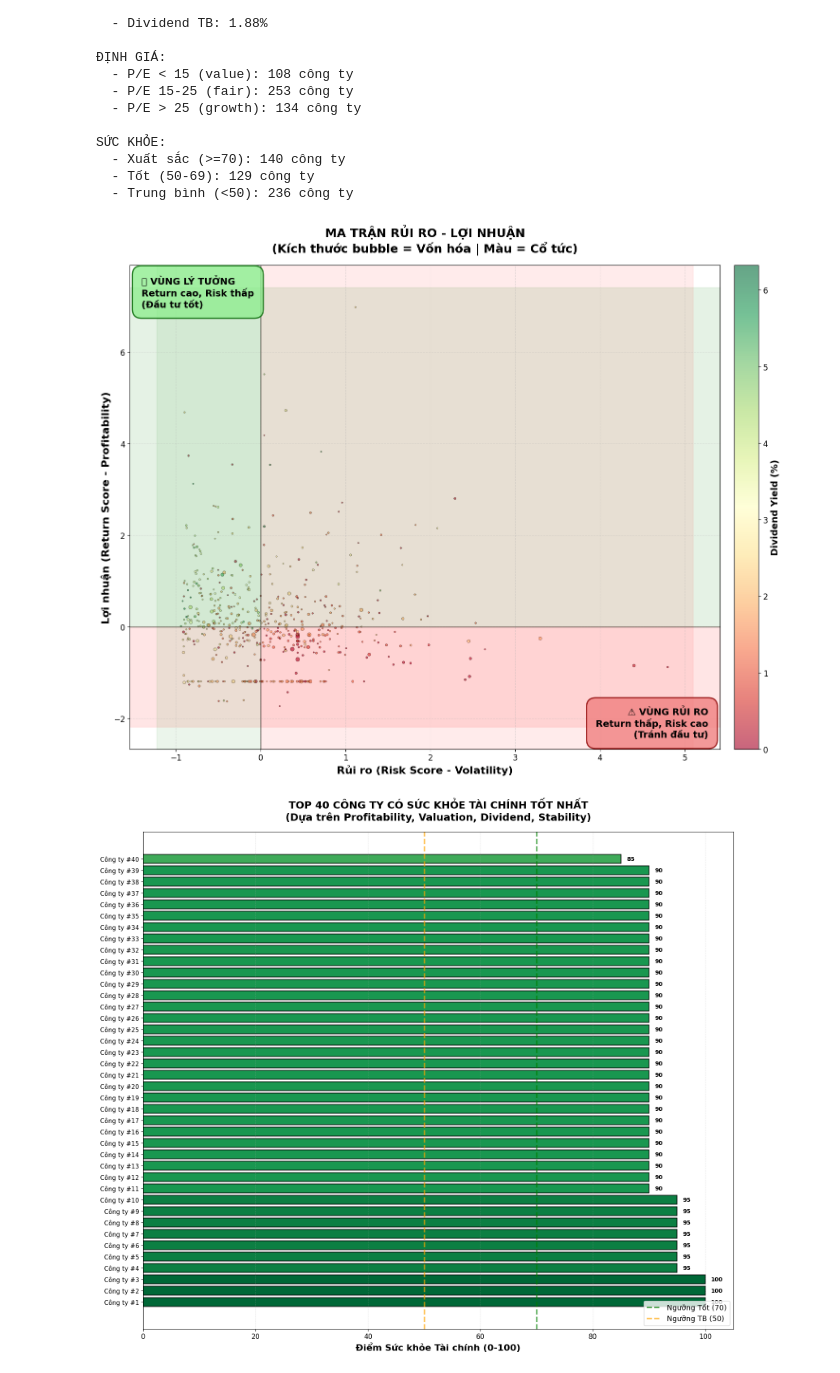
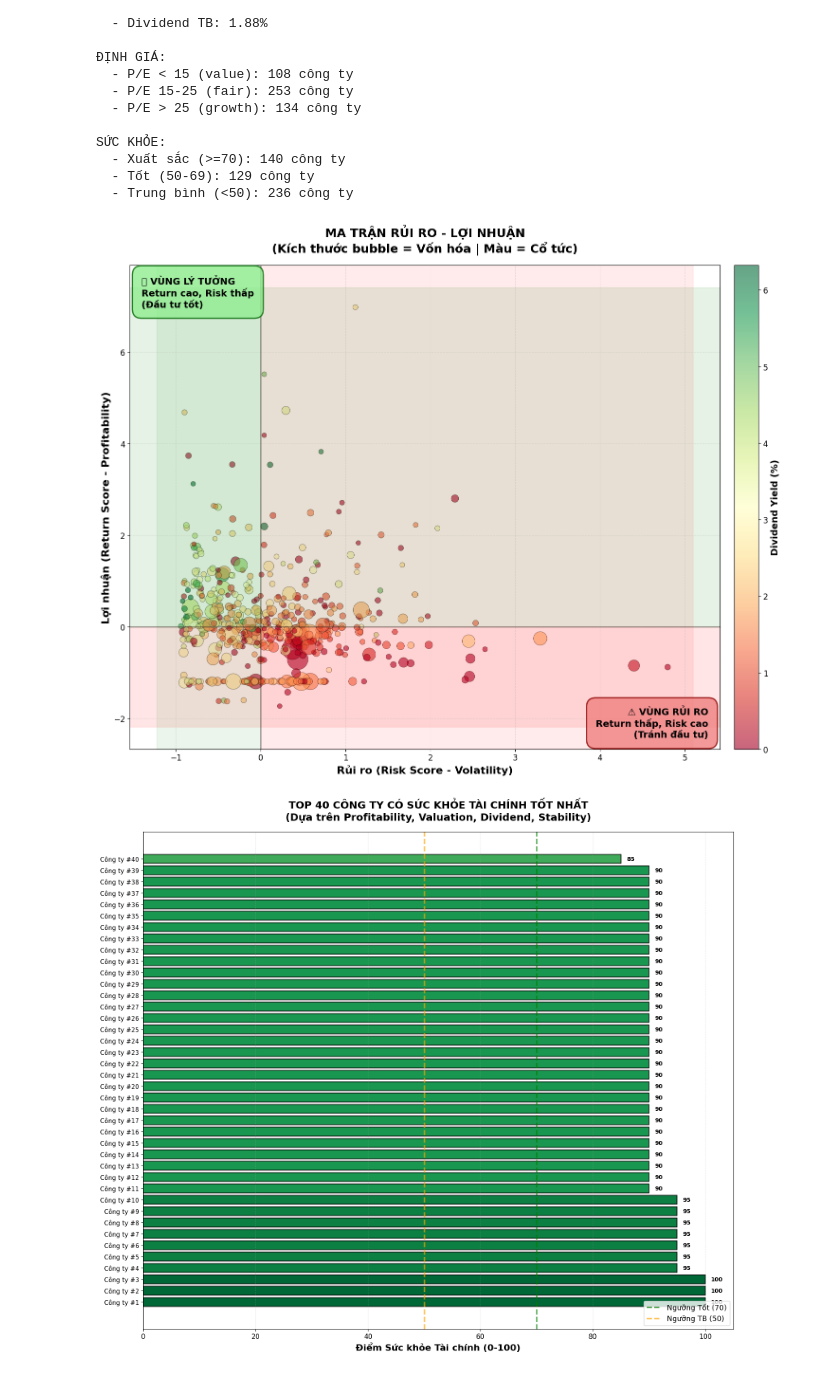
Before and after one commit to tranmai31231020941-pixel/final, a Jupyter notebook: Untitled.ipynb, the cells around one changed output. Cells and saved outputs as stored; diff of their text form; code cells hidden in the pictures.

```diff
--- a/Untitled.ipynb
+++ b/Untitled.ipynb
@@ -438,11 +438,16 @@ rr = df[['price_to_52w_high__scaled', 'profitability_ratio__scaled',
          'market_cap', 'dividend_yield']].dropna()
 
 # Vẽ scatter plot với kích thước lớn
+from sklearn.preprocessing import MinMaxScaler
+
+scaler = MinMaxScaler(feature_range=(50, 1000))  # Bubble size min=50, max=1000
+sizes = scaler.fit_transform(rr[['market_cap']])
+
 scatter = ax.scatter(
     rr['price_to_52w_high__scaled'],
     rr['profitability_ratio__scaled'],
     c=rr['dividend_yield'],
-    s=np.sqrt(rr['market_cap'])/2e4,  # Size dựa trên market cap
+    s=sizes,
     alpha=0.6,
     cmap='RdYlGn',
     edgecolors='black',
@@ -709,34 +714,34 @@ wedges, texts, autotexts = ax1.pie(quad_counts, labels=quad_counts.index, autopc
                                      explode=[0.05, 0, 0, 0.05])
 for autotext in autotexts:
     autotext.set_color('white')
     autotext.set_fontsize(14)
     autotext.set_weight('bold')
 
 ax1.set_title('Phân loại Risk-Return', fontsize=16, fontweight='bold', pad=15)
 
 # Bar chart
 bars = ax2.bar(range(len(quad_counts)), quad_counts.values, color=colors_quad,
                edgecolor='black', linewidth=1.5, alpha=0.8)
 ax2.set_xticks(range(len(quad_counts)))
 ax2.set_xticklabels([q.replace('\n', ' ') for q in quad_counts.index],
                      rotation=15, ha='right', fontsize=11)
 ax2.set_ylabel('Số lượng công ty', fontsize=14, fontweight='bold')
 ax2.set_title('Số lượng công ty theo từng nhóm', fontsize=16, fontweight='bold', pad=15)
 ax2.grid(axis='y', alpha=0.3, linestyle='--')
 
 # Thêm số lượng trên mỗi bar
 for bar, count in zip(bars, quad_counts.values):
     height = bar.get_height()
     ax2.text(bar.get_x() + bar.get_width()/2., height + 1,
             f'{count}\n({count/len(rr)*100:.1f}%)',
             ha='center', va='bottom', fontsize=12, fontweight='bold')
 
 plt.suptitle('PHÂN LOẠI CÔNG TY THEO RỦI RO - LỢI NHUẬN',
              fontsize=20, fontweight='bold', y=1.02)
 plt.tight_layout()
 plt.show()
 # %% [output]
-[figure, old version]
+[figure, new version]
 [figure]
 [figure]
 [figure]
```
